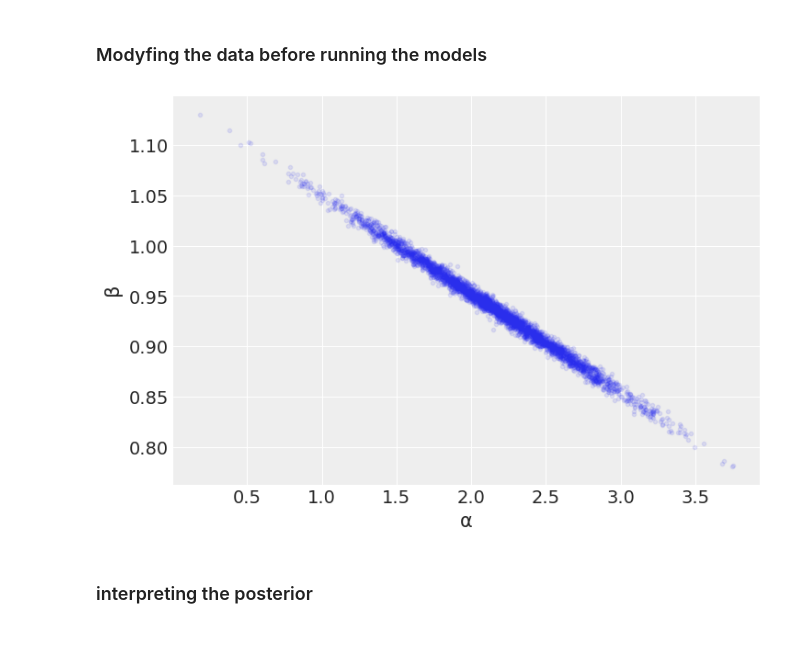
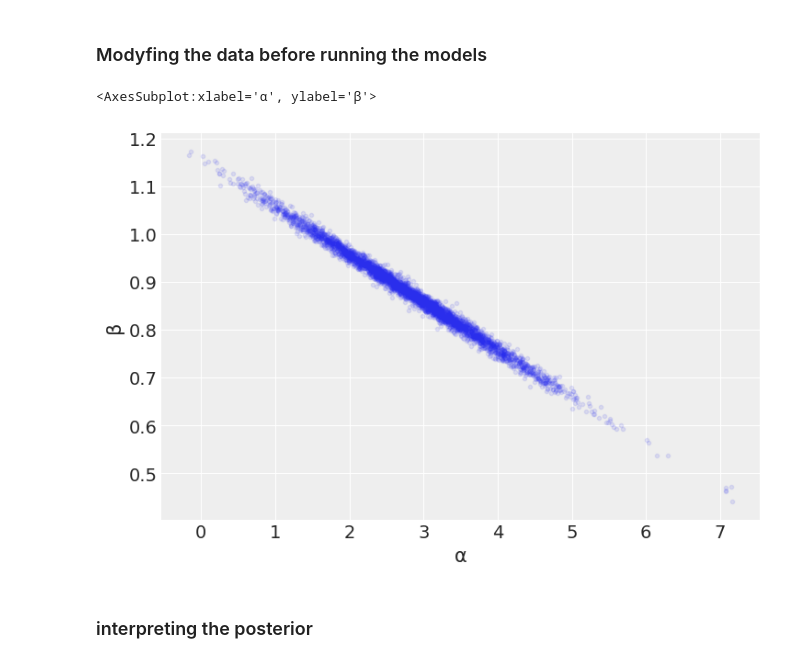
Before and after one commit to tallamjr/bap-numpyro, a Jupyter notebook: notebooks/03-modeling-with-Linear-regressions.ipynb, the cells around one changed output. Cells and saved outputs as stored; diff of their text form; code cells hidden in the pictures.

```diff
--- a/notebooks/03-modeling-with-Linear-regressions.ipynb
+++ b/notebooks/03-modeling-with-Linear-regressions.ipynb
@@ -63,10 +102,10 @@ plt.savefig('B11197_03_03.png', dpi=300)
 # %% [markdown]
 ### Modyfing the data before running the models
-# %%
-az.plot_pair(trace_g, var_names=['α', 'β'], plot_kwargs={'alpha': 0.1})
-plt.savefig('B11197_03_04.png', dpi=300)
-# %% [output]
-[figure, removed]
+# %%
+az.plot_pair(mcmc, var_names=['α', 'β'], scatter_kwargs={'alpha': 0.1})  # UserWarning: plot_kwargs will be deprecated. Please use scatter_kwargs, kde_kwargs and/or hexbin_kwargs
+# %% [output]
+<AxesSubplot:xlabel='α', ylabel='β'>
+[figure, added]
 # %% [markdown]
 ### interpreting the posterior
 # %%
```
Also changed, not shown: parts of 54 cells of this notebook.
